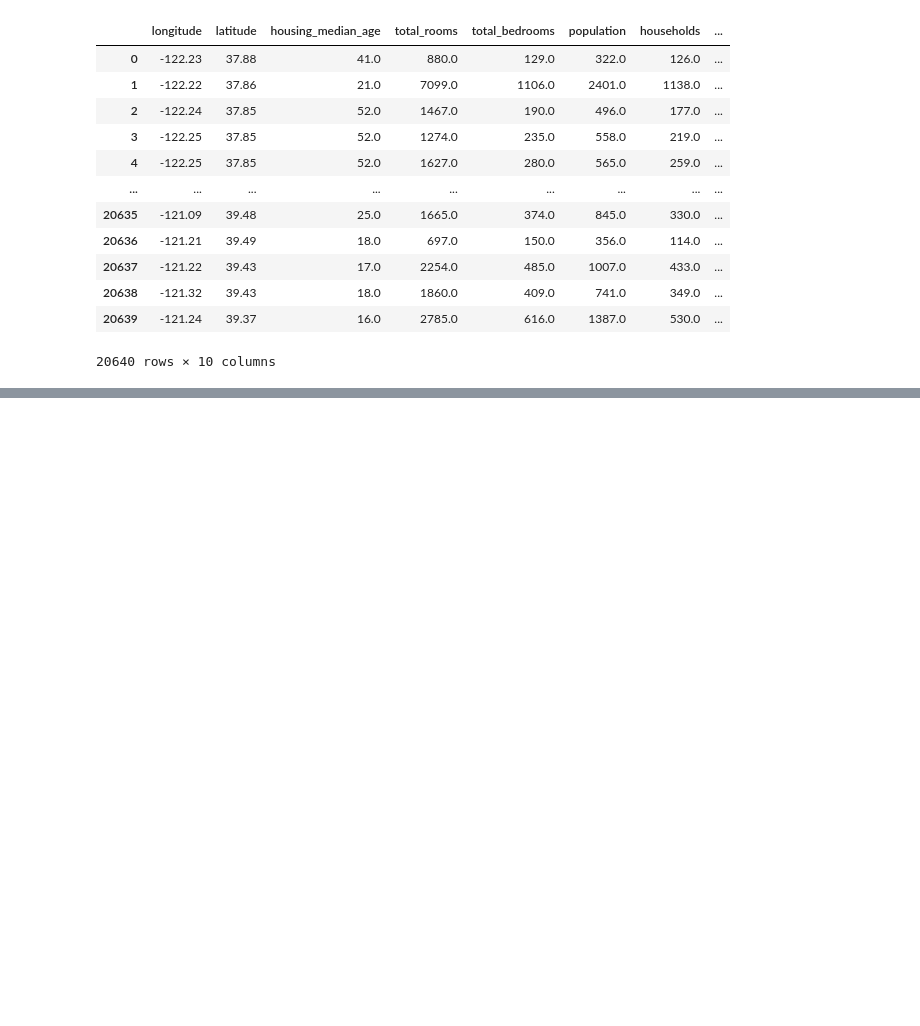
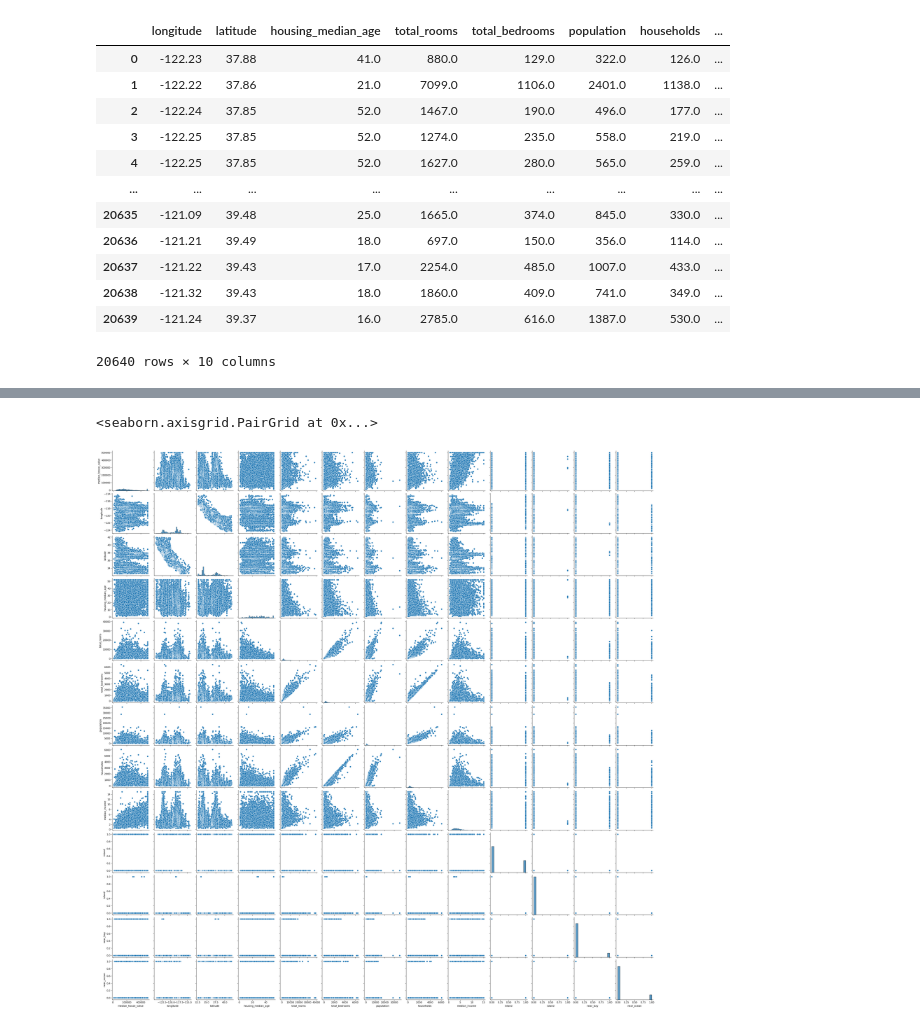
Before and after one commit to HaseongJung/bigdata_lecture, a Jupyter notebook: assignment/code/house.ipynb, the cells around one changed output, grey strips where cells are left out. Drawn from its saved outputs; the diff is of its cells as text; code cells hidden in the pictures; blank space fills up the shorter version.

Commit message:
asgginment-house complete

```diff
--- a/assignment/code/house.ipynb
+++ b/assignment/code/house.ipynb
@@ -21,0 +104,4 @@ data
+# %%
+# 총 데이터 20640개 중, total_bedrooms에 결측치 207개 존재, 약 1%에 해당
+# 특정 값으로 대체하면, 데이터의 왜곡이 발생할 수 있는 것을 고려해 결측치 제거
+df.dropna(inplace=True)
@@ -21,0 +137,6 @@ data
+# %%
+# 'ocean_proximity' one-hot encoding
+# 기본 encoding을 진행하려, 했으나 숫자의 크기에 따라 영향을 받을 수 있기 때문에 one-hot encoding을 진행
+
+df_encoded = pd.get_dummies(df, columns=['ocean_proximity'], drop_first=True)
+df_encoded
@@ -21,0 +157,7 @@ data
+# %%
+# 변수 이름 rename
+df_encoded.rename(columns={'ocean_proximity_INLAND': 'inland',
+                           'ocean_proximity_ISLAND': 'island',
+                           'ocean_proximity_NEAR BAY': 'near_bay',
+                           'ocean_proximity_NEAR OCEAN': 'near_ocean'}, inplace=True)
+print(df_encoded.columns)
@@ -21,0 +169,10 @@ data
+# %%
+# target column 위치 변경
+def set_target_first(df, target):
+    cols = df_encoded.columns.tolist()
+    cols.remove(target)
+    cols.insert(0, target)
+    return df[cols]
+
+df = set_target_first(df_encoded, 'median_house_value')
+df
@@ -21,0 +235,5 @@ data
+# %%
+sns.pairplot(df)
+# %% [output]
+<seaborn.axisgrid.PairGrid at 0x...>
+[figure, added]
```
Also changed, not shown: parts of 43 cells of this notebook.
